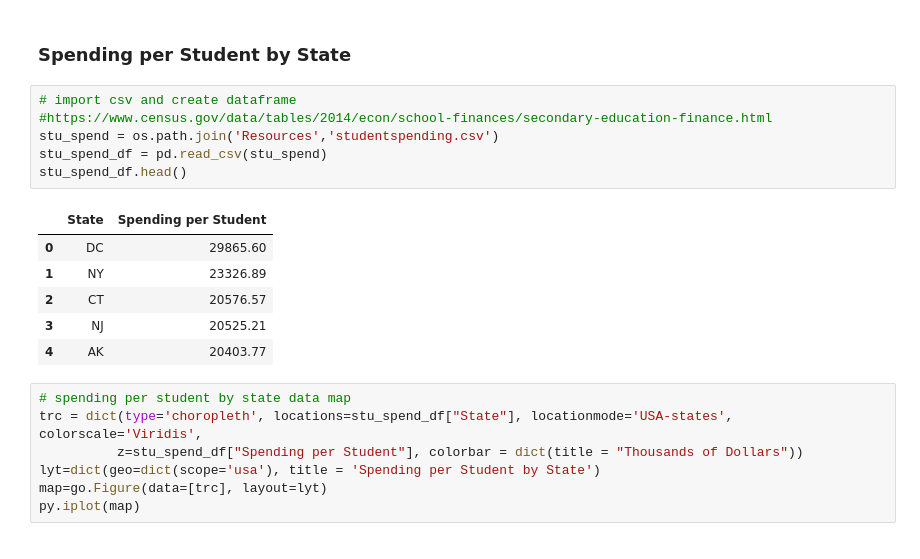
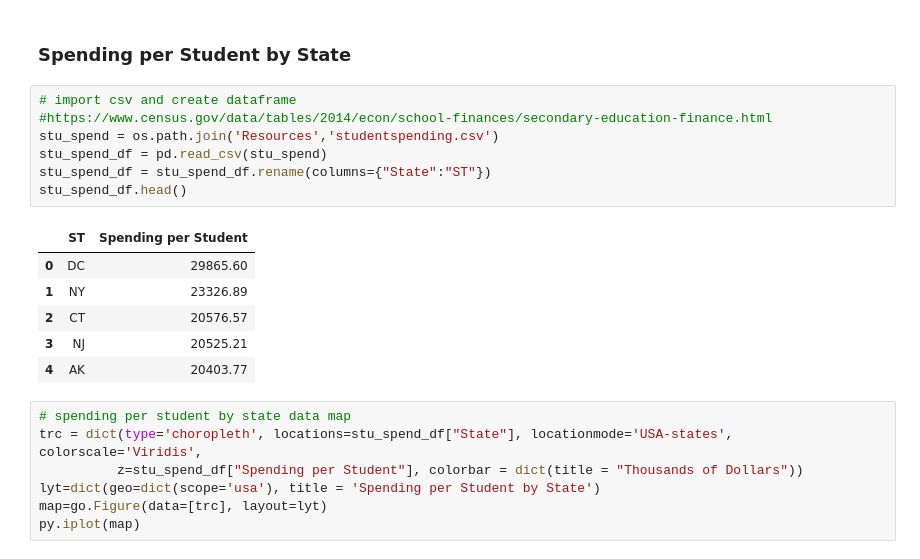
Before and after one commit to jelizalo/project-one, a Jupyter notebook: ProjectMaster.ipynb, the cells around one changed output. Cells and saved outputs as stored; diff of their text form.

```diff
--- a/ProjectMaster.ipynb
+++ b/ProjectMaster.ipynb
@@ -78,11 +103,12 @@ py.iplot(map)
 # %%
 # import csv and create dataframe
 #https://www.census.gov/data/tables/2014/econ/school-finances/secondary-education-finance.html
 stu_spend = os.path.join('Resources','studentspending.csv')
 stu_spend_df = pd.read_csv(stu_spend)
+stu_spend_df = stu_spend_df.rename(columns={"State":"ST"})
 stu_spend_df.head()
 # %% [output]
-|  | State | Spending per Student |
+|  | ST | Spending per Student |
 | 0 | DC | 29865.60 |
 | 1 | NY | 23326.89 |
 | 2 | CT | 20576.57 |
```
Also changed, not shown: parts of 24 cells of this notebook.
